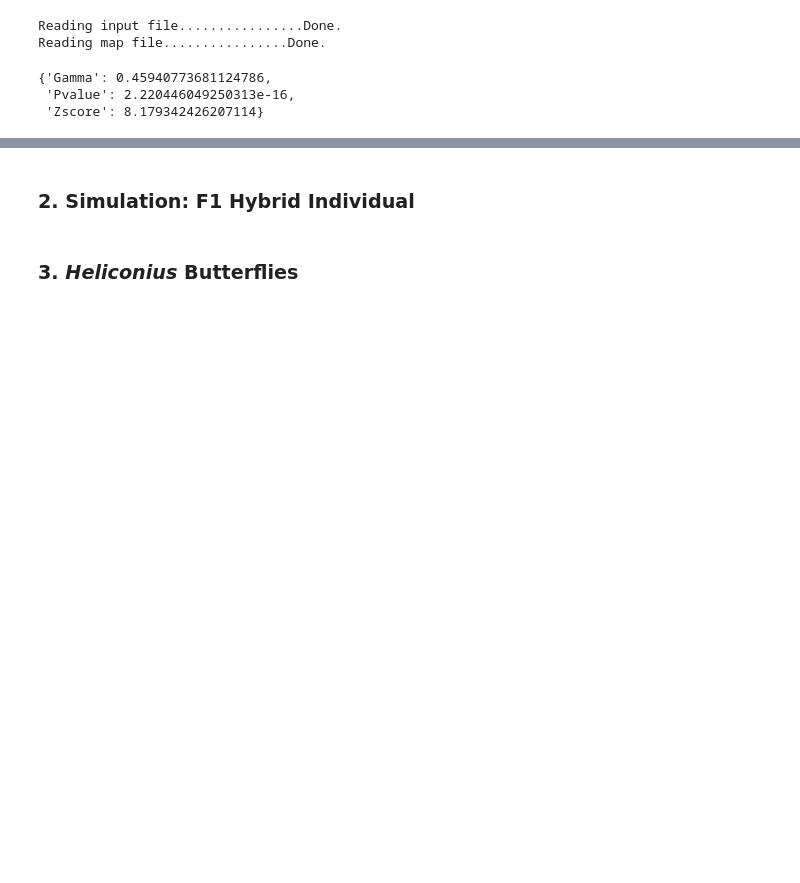
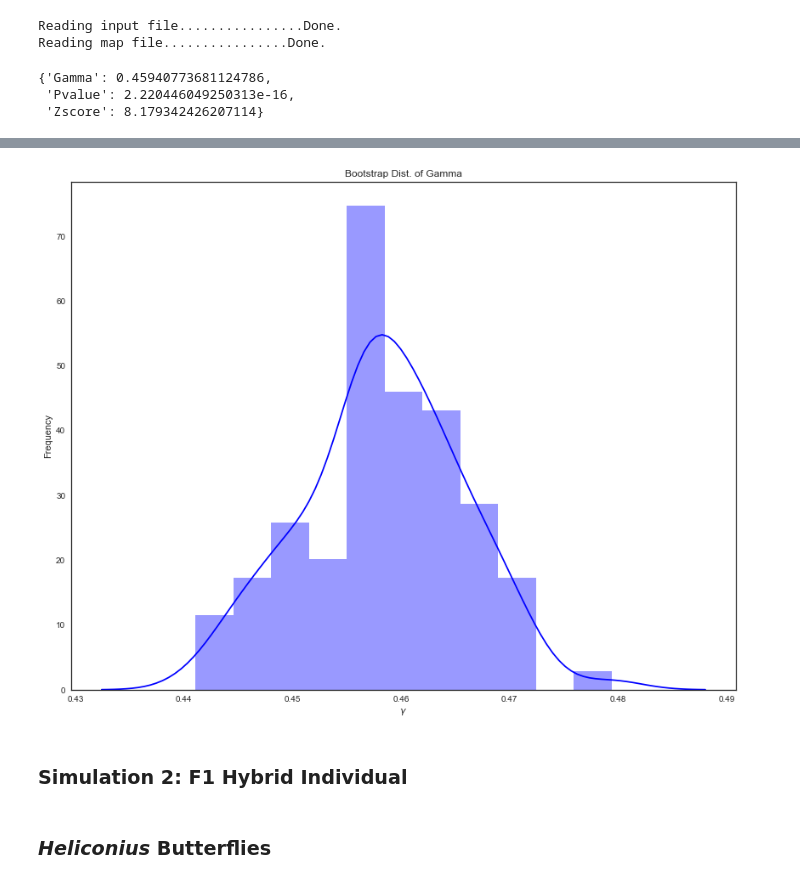
Before and after one commit to pblischak/evol2017, a Jupyter notebook: HyDe.ipynb, the cells around one changed output, grey strips where cells are left out. Saved outputs shown, nothing was run; the diff lists cells and outputs as text; code cells hidden in the pictures; blank space fills up the shorter version.

```diff
--- a/HyDe.ipynb
+++ b/HyDe.ipynb
@@ -68,2 +108,10 @@ ax = sns.distplot(np.array(boot("Gamma", "sp1", "sp2", "sp3")))
+# %%
+p = hd.viz.dist(boot, "Gamma", "sp1", "sp2", "sp3",
+                title="Bootstrap Dist. of Gamma", xlab="$\gamma$", ylab="Frequency")
+
+# Uncomment the line below to save as PDF
+#p.figure.savefig("bootstrap-gamma.pdf")
+# %% [output]
+[figure, added]
 # %% [markdown]
-### 2. Simulation: F1 Hybrid Individual
+### Simulation 2: F1 Hybrid Individual
@@ -70,2 +141,2 @@ ax = sns.distplot(np.array(boot("Gamma", "sp1", "sp2", "sp3")))
 # %% [markdown]
-### 3. *Heliconius* Butterflies
+### *Heliconius* Butterflies
```
Also changed, not shown: parts of 24 cells of this notebook, 3 other files.
